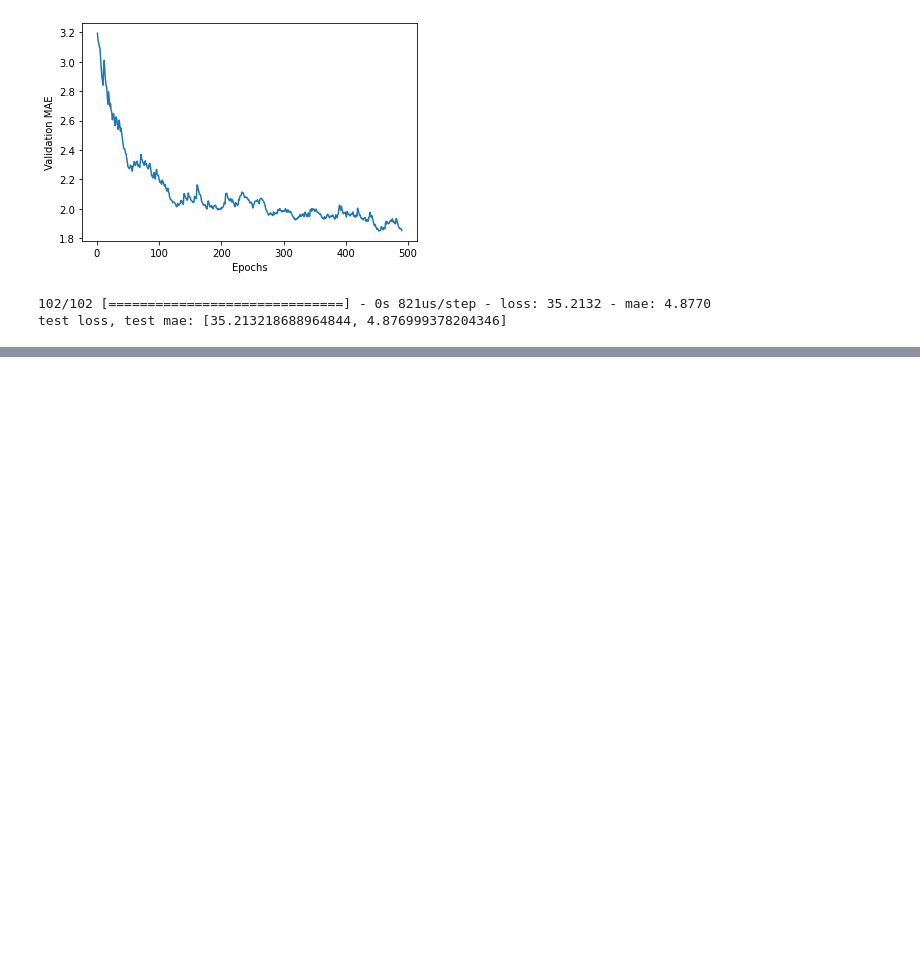
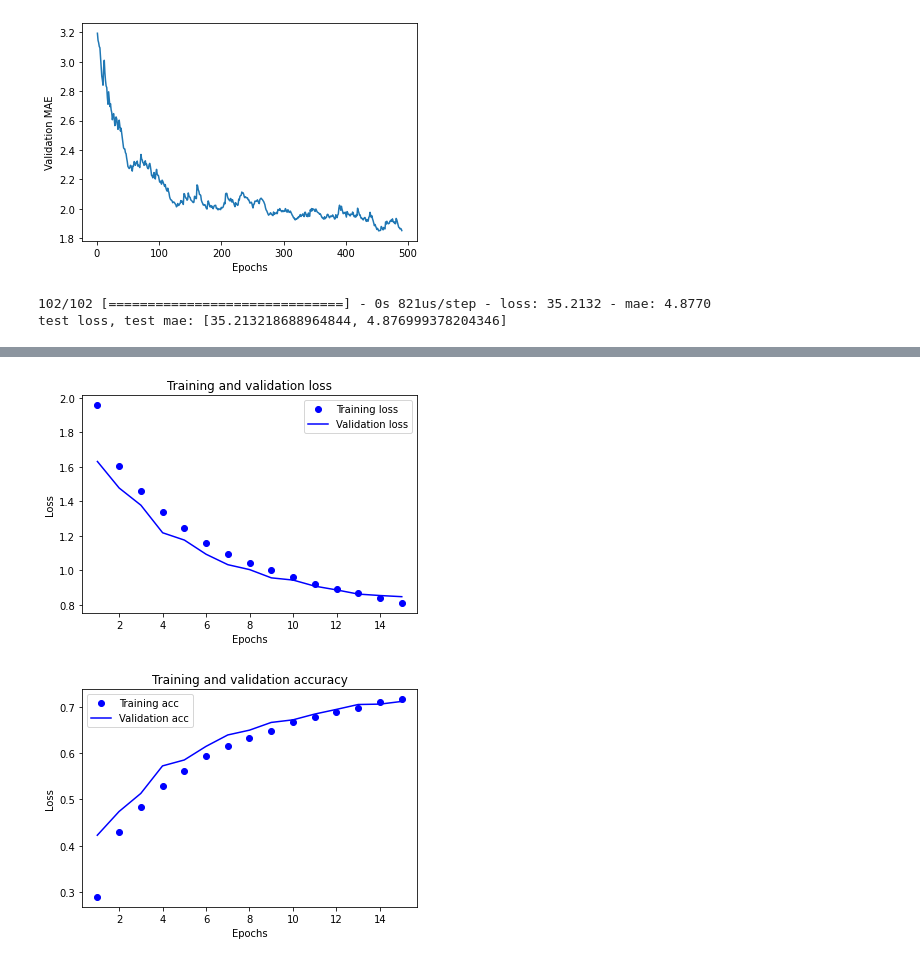
Before and after one commit to BakirK/Artificial-intelligence-labs, a Jupyter notebook: VI_labs.ipynb, the cells around one changed output, grey strips where cells are left out. Cells and saved outputs as stored; diff of their text form; code cells hidden in the pictures; blank space fills up the shorter version.

```diff
--- a/VI_labs.ipynb
+++ b/VI_labs.ipynb
@@ -1415,0 +1719,4 @@ prediction
+# %%
+# h)
+hist = model.fit(trainxScaled, trainyHot, epochs=15, batch_size=64, validation_data=(testxScaled, testyHot))
+history = hist.history
@@ -1415,0 +1741,5 @@ prediction
+# %%
+plotAcc(history)
+# %% [output]
+[figure, added]
+[figure, added]
```
Also changed, not shown: parts of 41 cells of this notebook, 1 other file.
